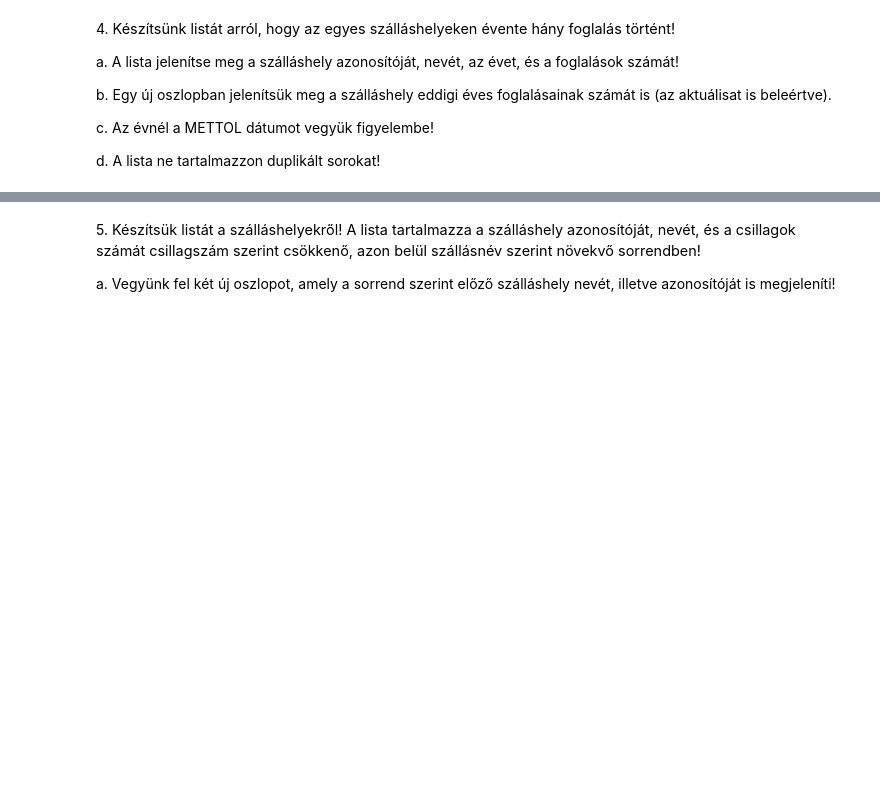
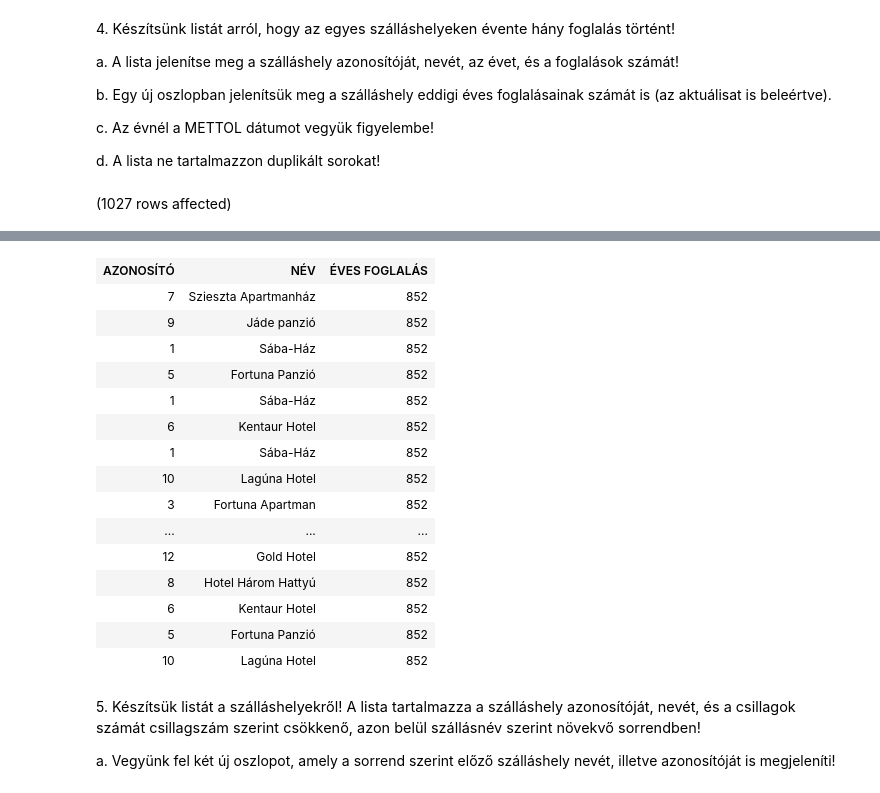
Before and after one commit to viragkis/adatbazis_sql, a Jupyter notebook: gyakorlat06_feladatok.ipynb, the cells around one changed output, grey strips where cells are left out. Saved outputs shown, nothing was run; the diff lists cells and outputs as text; code cells hidden in the pictures; blank space fills up the shorter version.

```diff
--- a/gyakorlat06_feladatok.ipynb
+++ b/gyakorlat06_feladatok.ipynb
@@ -103,3 +103,11 @@ b. Egy új oszlopban jelenítsük meg a szálláshely eddigi éves foglalásaina
 c. Az évnél a METTOL dátumot vegyük figyelembe!
 
 d. A lista ne tartalmazzon duplikált sorokat!
+# %%
+SELECT SZ.SZALLAS_ID AS 'AZONOSÍTÓ',
+    SZ.SZALLAS_NEV AS 'NÉV',
+    COUNT(SZ.SZALLAS_ID) OVER(PARTITION BY YEAR(METTOL)) AS 'ÉVES FOGLALÁS'
+FROM Szallashely SZ JOIN Szoba SZO ON SZ.SZALLAS_ID=SZO.SZALLAS_FK
+    JOIN Foglalas F ON SZO.SZOBA_ID=F.SZOBA_FK
+# %% [output]
+(1027 rows affected)
@@ -106,3 +115,19 @@ d. A lista ne tartalmazzon duplikált sorokat!
+| AZONOSÍTÓ | NÉV | ÉVES FOGLALÁS |
+| 7 | Szieszta Apartmanház | 852 |
+| 9 | Jáde panzió | 852 |
+| 1 | Sába-Ház | 852 |
+| 5 | Fortuna Panzió | 852 |
+| 1 | Sába-Ház | 852 |
+| 6 | Kentaur Hotel | 852 |
+| 1 | Sába-Ház | 852 |
+| 10 | Lagúna Hotel | 852 |
+| 3 | Fortuna Apartman | 852 |
+| ... | ... | ... |
+| 12 | Gold Hotel | 852 |
+| 8 | Hotel Három Hattyú | 852 |
+| 6 | Kentaur Hotel | 852 |
+| 5 | Fortuna Panzió | 852 |
+| 10 | Lagúna Hotel | 852 |
 # %% [markdown]
 5. <span style="background-color: rgb(255, 255, 255); color: rgb(0, 0, 0); font-family: &quot;Open Sans&quot;, sans-serif; font-size: 14.44px;">Készítsük listát a szálláshelyekről! A lista tartalmazza a szálláshely azonosítóját, nevét, és a csillagok számát csillagszám szerint csökkenő, azon belül szállásnév szerint növekvő sorrendben!&nbsp;</span>
 
```
Also changed, not shown: parts of 1 cell of this notebook.
